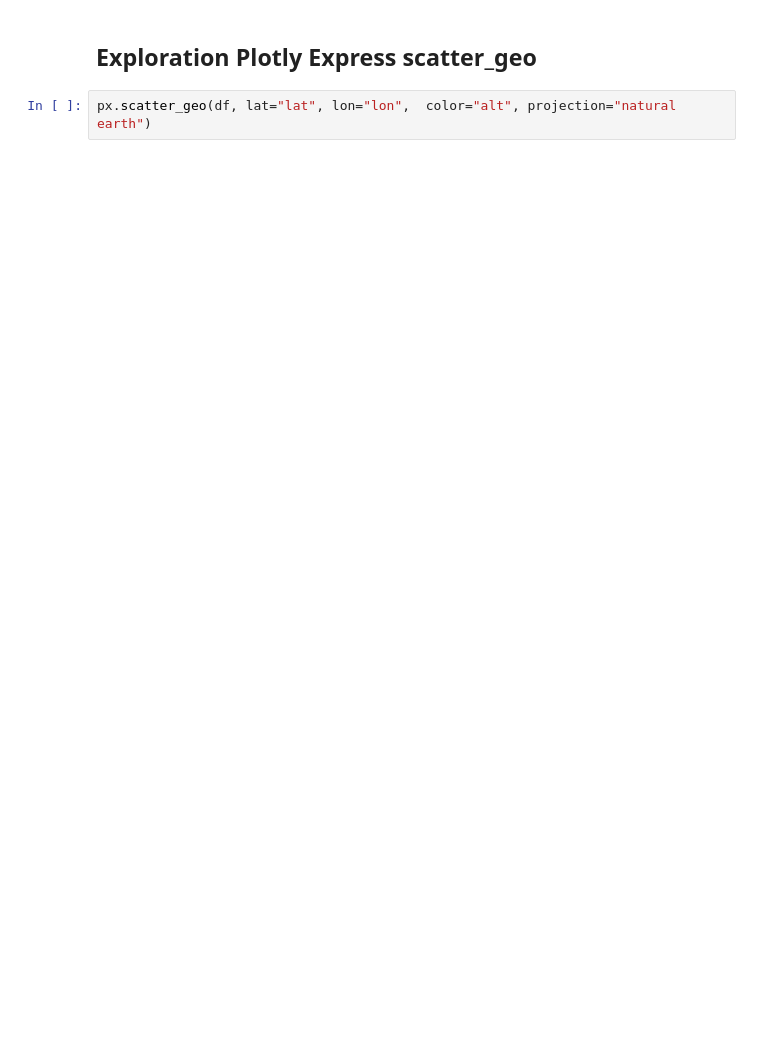
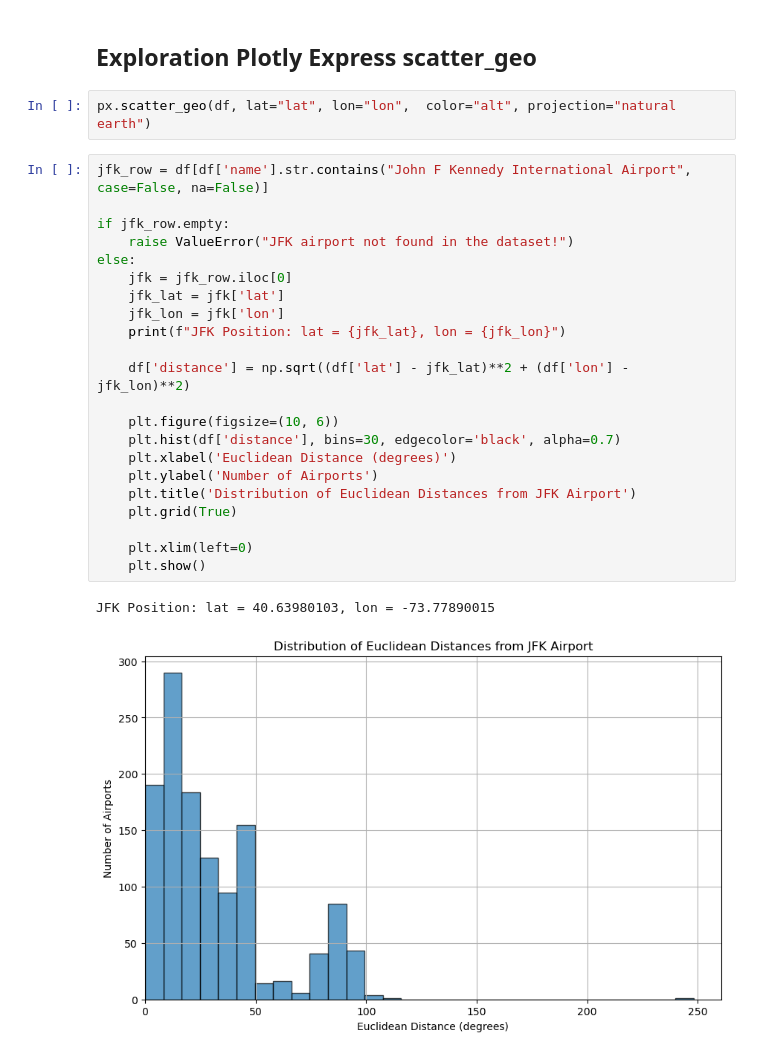
Before and after one commit to Simonwdb/DataEngineering, a Jupyter notebook: start.ipynb, the cells around one changed output. Saved outputs shown, nothing was run; the diff lists cells and outputs as text; blank space fills up the shorter version.

```diff
--- a/start.ipynb
+++ b/start.ipynb
@@ -18,3 +20,28 @@ df.head(5)
 ## Exploration Plotly Express scatter_geo
 # %%
 px.scatter_geo(df, lat="lat", lon="lon",  color="alt", projection="natural earth")
+# %%
+jfk_row = df[df['name'].str.contains("John F Kennedy International Airport", case=False, na=False)]
+
+if jfk_row.empty:
+    raise ValueError("JFK airport not found in the dataset!")
+else:
+    jfk = jfk_row.iloc[0]
+    jfk_lat = jfk['lat']
+    jfk_lon = jfk['lon']
+    print(f"JFK Position: lat = {jfk_lat}, lon = {jfk_lon}")
+
+    df['distance'] = np.sqrt((df['lat'] - jfk_lat)**2 + (df['lon'] - jfk_lon)**2)
+
+    plt.figure(figsize=(10, 6))
+    plt.hist(df['distance'], bins=30, edgecolor='black', alpha=0.7)
+    plt.xlabel('Euclidean Distance (degrees)')
+    plt.ylabel('Number of Airports')
+    plt.title('Distribution of Euclidean Distances from JFK Airport')
+    plt.grid(True)
+
+    plt.xlim(left=0)
+    plt.show()
+# %% [output]
+JFK Position: lat = 40.63980103, lon = -73.77890015
+[figure, added]
```
Also changed, not shown: parts of 1 cell of this notebook.
